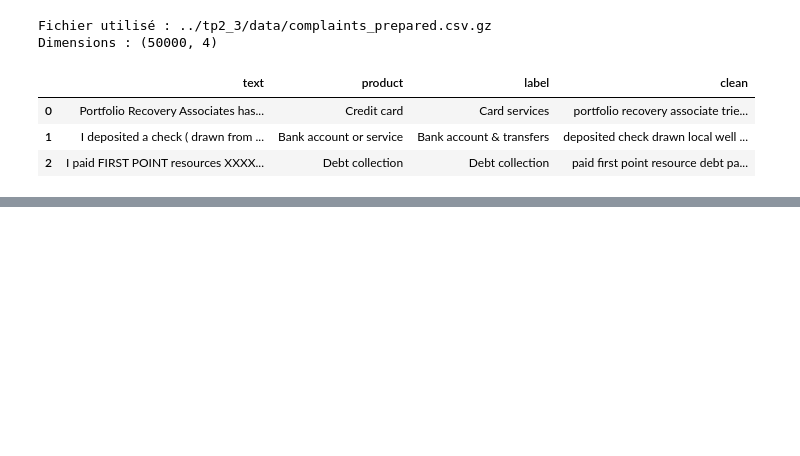
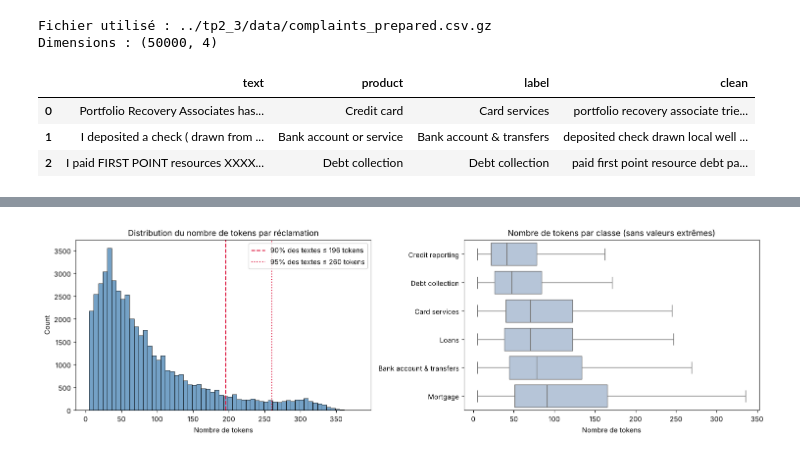
Before and after one commit to justhein/tp_nlp_ing5, a Jupyter notebook: tp3_3/TP3_3-RNN.ipynb, the cells around one changed output, grey strips where cells are left out. Saved outputs shown, nothing was run; the diff lists cells and outputs as text; code cells hidden in the pictures; blank space fills up the shorter version.

```diff
--- a/tp3_3/TP3_3-RNN.ipynb
+++ b/tp3_3/TP3_3-RNN.ipynb
@@ -31,0 +264,20 @@ Dimensions : (50000, 4)
+# %%
+# Distribution des longueurs après nettoyage, globalement et par classe, pour choisir `maxlen`.
+fig, axes = plt.subplots(1, 2, figsize=(15, 4.5))
+sns.histplot(df["n_tokens"], bins=60, ax=axes[0], color="steelblue")
+for q, style in [(0.90, "--"), (0.95, ":")]:
+    v = df["n_tokens"].quantile(q)
+    axes[0].axvline(v, color="crimson", linestyle=style, label=f"{q:.0%} des textes ≤ {v:.0f} tokens")
+axes[0].set_title("Distribution du nombre de tokens par réclamation")
+axes[0].set_xlabel("Nombre de tokens")
+axes[0].legend()
+
+order = df.groupby("label")["n_tokens"].median().sort_values().index
+sns.boxplot(data=df, y="label", x="n_tokens", order=order, showfliers=False, ax=axes[1], color="lightsteelblue")
+axes[1].set_title("Nombre de tokens par classe (sans valeurs extrêmes)")
+axes[1].set_xlabel("Nombre de tokens")
+axes[1].set_ylabel("")
+plt.tight_layout()
+plt.show()
+# %% [output]
+[figure, added]
```
Also changed, not shown: parts of 23 cells of this notebook.
